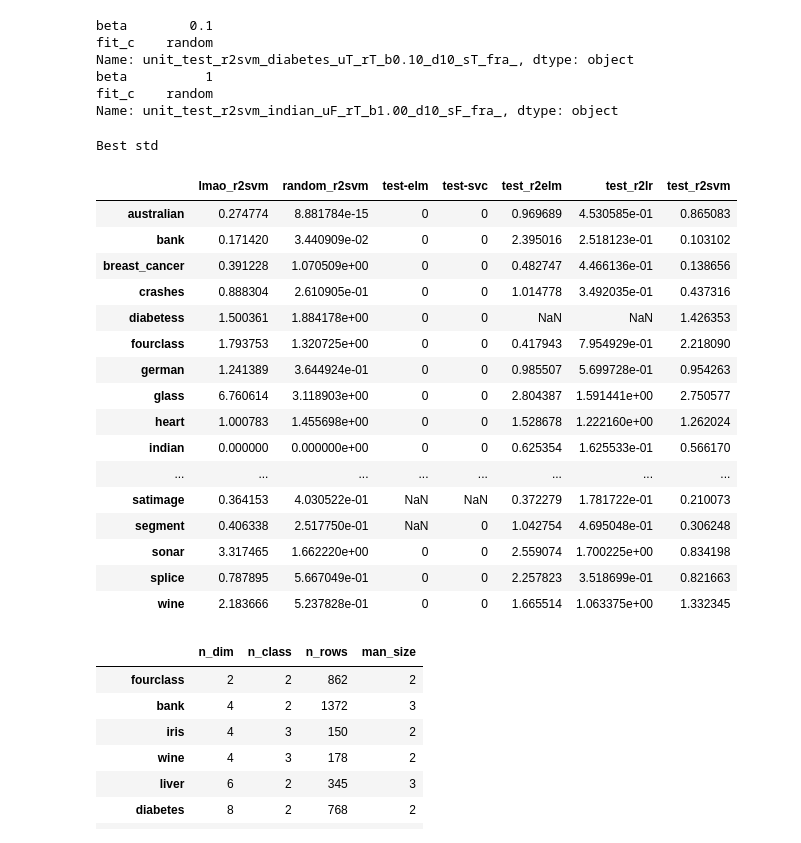
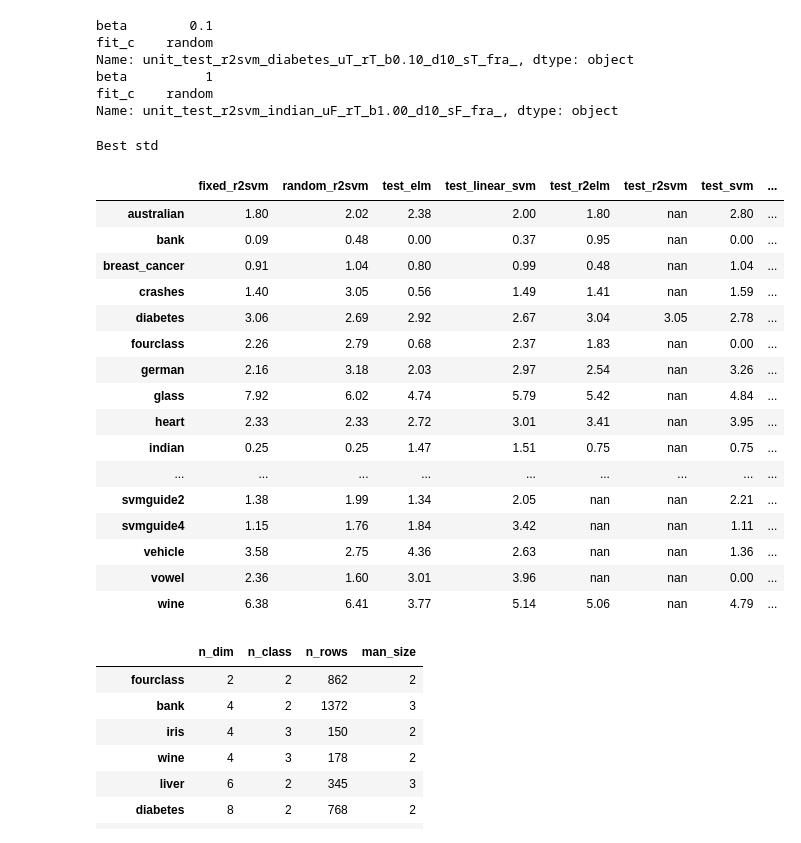
Before and after one commit to kudkudak/r2-learner, a Jupyter notebook: notebooks/results.ipynb, the cells around one changed output. Cells and saved outputs as stored; diff of their text form; code cells hidden in the pictures.

```diff
--- a/notebooks/results.ipynb
+++ b/notebooks/results.ipynb
@@ -170,33 +171,35 @@ Name: unit_test_r2svm_indian_uF_rT_b1.00_d10_sF_fra_, dtype: object
 # %%
 best_std = {model: {} for model in models}
 for model in models:
     for data in datasets:
-        if model + '_' + data in results_pd.keys():
-            df = results_pd[model + '_' + data]
-            scores = df.loc[df['mean_acc'].idxmax(),'acc_fold']
-            best_std[model][data] =  np.mean([np.std(fold_scores) for fold_scores in scores]) * 100
+        if model + '_' + data in csv_results.keys():
+            df = csv_results[model + '_' + data]
+            if 'std' in df.columns:
+                best_std[model][data] = df.loc[df['mean_acc'].idxmax(),'std'] * 100
+#             scores = df.loc[df['mean_acc'].idxmax(),'acc_fold']
+#             best_std[model][data] =  np.mean([np.std(fold_scores) for fold_scores in scores]) * 100
 
 print "Best std"
 pd.DataFrame.from_dict(best_std)
 # %% [output]
 Best std
-|  | lmao_r2svm | random_r2svm | test-elm | test-svc | test_r2elm | test_r2lr | test_r2svm |
-| australian | 0.274774 | 8.881784e-15 | 0 | 0 | 0.969689 | 4.530585e-01 | 0.865083 |
-| bank | 0.171420 | 3.440909e-02 | 0 | 0 | 2.395016 | 2.518123e-01 | 0.103102 |
-| breast_cancer | 0.391228 | 1.070509e+00 | 0 | 0 | 0.482747 | 4.466136e-01 | 0.138656 |
-| crashes | 0.888304 | 2.610905e-01 | 0 | 0 | 1.014778 | 3.492035e-01 | 0.437316 |
-| diabetess | 1.500361 | 1.884178e+00 | 0 | 0 | NaN | NaN | 1.426353 |
-| fourclass | 1.793753 | 1.320725e+00 | 0 | 0 | 0.417943 | 7.954929e-01 | 2.218090 |
-| german | 1.241389 | 3.644924e-01 | 0 | 0 | 0.985507 | 5.699728e-01 | 0.954263 |
-| glass | 6.760614 | 3.118903e+00 | 0 | 0 | 2.804387 | 1.591441e+00 | 2.750577 |
-| heart | 1.000783 | 1.455698e+00 | 0 | 0 | 1.528678 | 1.222160e+00 | 1.262024 |
-| indian | 0.000000 | 0.000000e+00 | 0 | 0 | 0.625354 | 1.625533e-01 | 0.566170 |
-| ... | ... | ... | ... | ... | ... | ... | ... |
-| satimage | 0.364153 | 4.030522e-01 | NaN | NaN | 0.372279 | 1.781722e-01 | 0.210073 |
-| segment | 0.406338 | 2.517750e-01 | NaN | 0 | 1.042754 | 4.695048e-01 | 0.306248 |
-| sonar | 3.317465 | 1.662220e+00 | 0 | 0 | 2.559074 | 1.700225e+00 | 0.834198 |
-| splice | 0.787895 | 5.667049e-01 | 0 | 0 | 2.257823 | 3.518699e-01 | 0.821663 |
-| wine | 2.183666 | 5.237828e-01 | 0 | 0 | 1.665514 | 1.063375e+00 | 1.332345 |
+|  | fixed_r2svm | random_r2svm | test_elm | test_linear_svm | test_r2elm | test_r2svm | test_svm | ... |
+| australian | 1.80 | 2.02 | 2.38 | 2.00 | 1.80 | nan | 2.80 | ... |
+| bank | 0.09 | 0.48 | 0.00 | 0.37 | 0.95 | nan | 0.00 | ... |
+| breast_cancer | 0.91 | 1.04 | 0.80 | 0.99 | 0.48 | nan | 1.04 | ... |
+| crashes | 1.40 | 3.05 | 0.56 | 1.49 | 1.41 | nan | 1.59 | ... |
+| diabetes | 3.06 | 2.69 | 2.92 | 2.67 | 3.04 | 3.05 | 2.78 | ... |
+| fourclass | 2.26 | 2.79 | 0.68 | 2.37 | 1.83 | nan | 0.00 | ... |
+| german | 2.16 | 3.18 | 2.03 | 2.97 | 2.54 | nan | 3.26 | ... |
+| glass | 7.92 | 6.02 | 4.74 | 5.79 | 5.42 | nan | 4.84 | ... |
+| heart | 2.33 | 2.33 | 2.72 | 3.01 | 3.41 | nan | 3.95 | ... |
+| indian | 0.25 | 0.25 | 1.47 | 1.51 | 0.75 | nan | 0.75 | ... |
+| ... | ... | ... | ... | ... | ... | ... | ... | ... |
+| svmguide2 | 1.38 | 1.99 | 1.34 | 2.05 | nan | nan | 2.21 | ... |
+| svmguide4 | 1.15 | 1.76 | 1.84 | 3.42 | nan | nan | 1.11 | ... |
+| vehicle | 3.58 | 2.75 | 4.36 | 2.63 | nan | nan | 1.36 | ... |
+| vowel | 2.36 | 1.60 | 3.01 | 3.96 | nan | nan | 0.00 | ... |
+| wine | 6.38 | 6.41 | 3.77 | 5.14 | 5.06 | nan | 4.79 | ... |
 # %%
 sets_pd[['n_dim', 'n_class', 'n_rows', 'man_size']].sort('n_dim')
 # %% [output]
```
Also changed, not shown: parts of 6 cells of this notebook, 9 other files.
